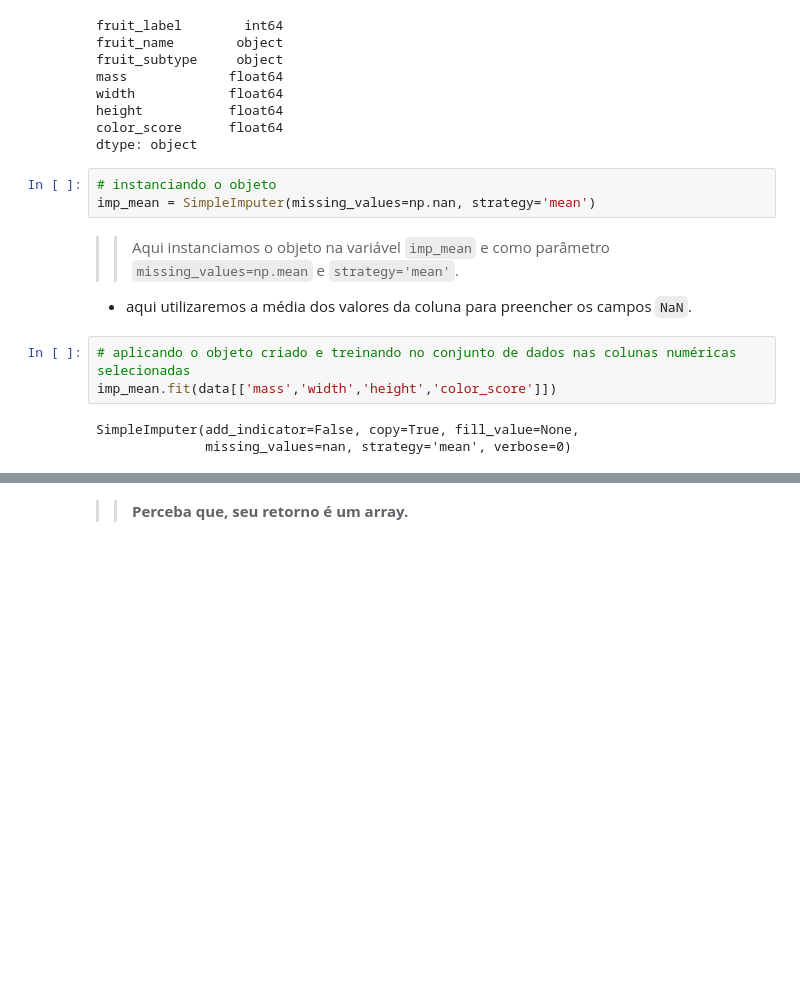
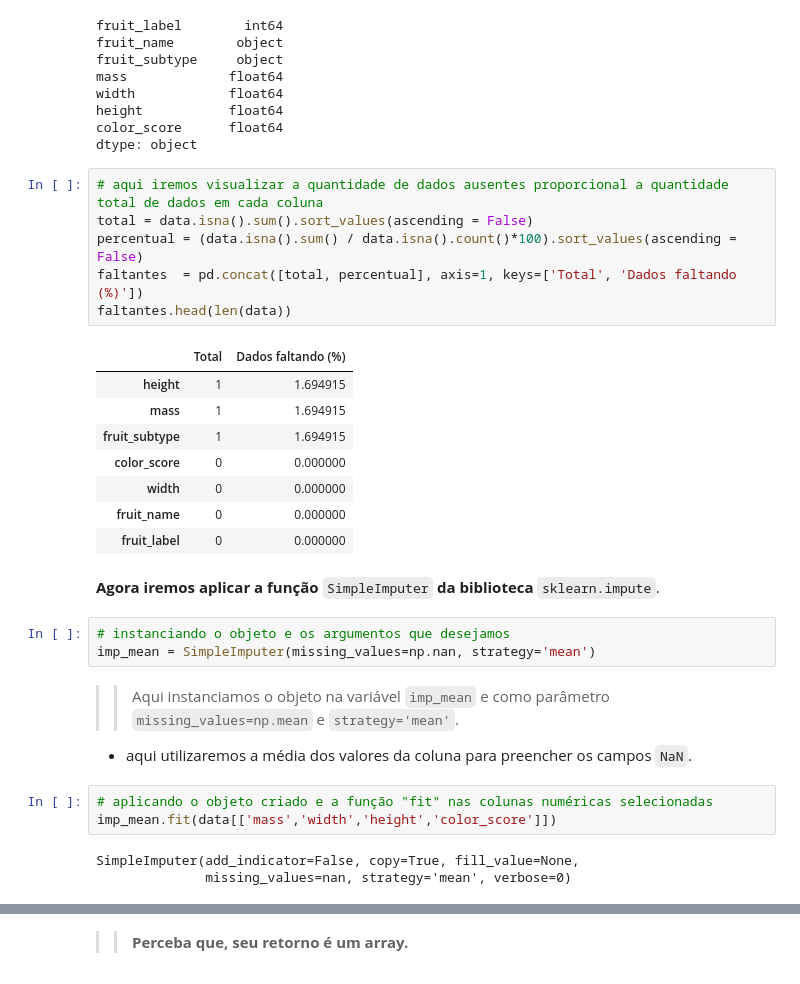
Before and after one commit to FGalvao77/Machine-Learning, a Jupyter notebook: 02_Introdução_ao_Pré_processamento_de_dados_com_Python.ipynb, the cells around one changed output, grey strips where cells are left out. Drawn from its saved outputs; the diff is of its cells as text; blank space fills up the shorter version.

```diff
--- a/02_Introdução_ao_Pré_processamento_de_dados_com_Python.ipynb
+++ b/02_Introdução_ao_Pré_processamento_de_dados_com_Python.ipynb
@@ -706,14 +718,31 @@ width            float64
 height           float64
 color_score      float64
 dtype: object
+# %%
+# aqui iremos visualizar a quantidade de dados ausentes proporcional a quantidade total de dados em cada coluna
+total = data.isna().sum().sort_values(ascending = False)
+percentual = (data.isna().sum() / data.isna().count()*100).sort_values(ascending = False)
+faltantes  = pd.concat([total, percentual], axis=1, keys=['Total', 'Dados faltando (%)'])
+faltantes.head(len(data))
+# %% [output]
+|  | Total | Dados faltando (%) |
+| height | 1 | 1.694915 |
+| mass | 1 | 1.694915 |
+| fruit_subtype | 1 | 1.694915 |
+| color_score | 0 | 0.000000 |
+| width | 0 | 0.000000 |
+| fruit_name | 0 | 0.000000 |
+| fruit_label | 0 | 0.000000 |
+# %% [markdown]
+**Agora iremos aplicar a função** `SimpleImputer` **da biblioteca** `sklearn.impute`.
 # %%
-# instanciando o objeto
+# instanciando o objeto e os argumentos que desejamos
 imp_mean = SimpleImputer(missing_values=np.nan, strategy='mean')
 # %% [markdown]
 >> Aqui instanciamos o objeto na variável `imp_mean` e como parâmetro `missing_values=np.mean` e `strategy='mean'`.
   - aqui utilizaremos a média dos valores da coluna para preencher os campos `NaN`.
 # %%
-# aplicando o objeto criado e treinando no conjunto de dados nas colunas numéricas selecionadas
+# aplicando o objeto criado e a função "fit" nas colunas numéricas selecionadas
 imp_mean.fit(data[['mass','width','height','color_score']])
 # %% [output]
 SimpleImputer(add_indicator=False, copy=True, fill_value=None,
```
Also changed, not shown: parts of 7 cells of this notebook.
